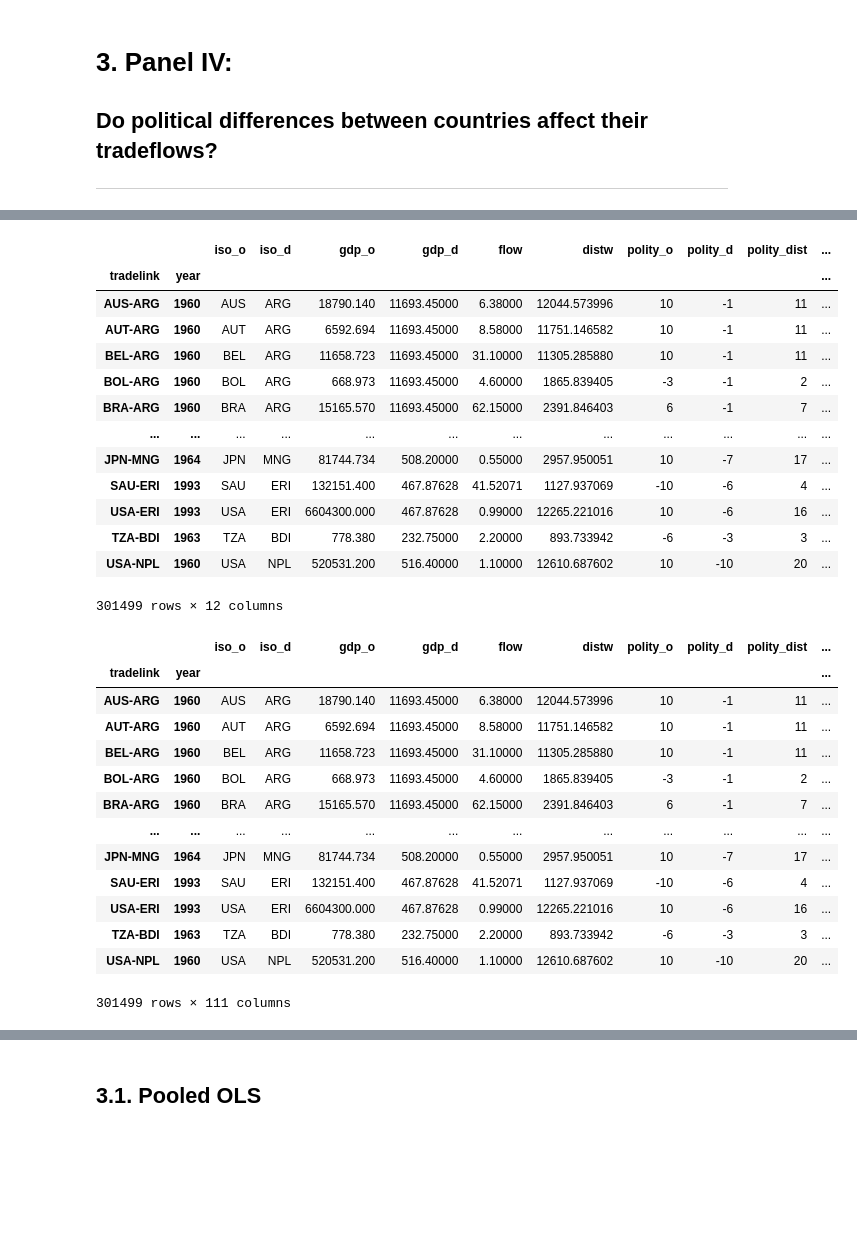
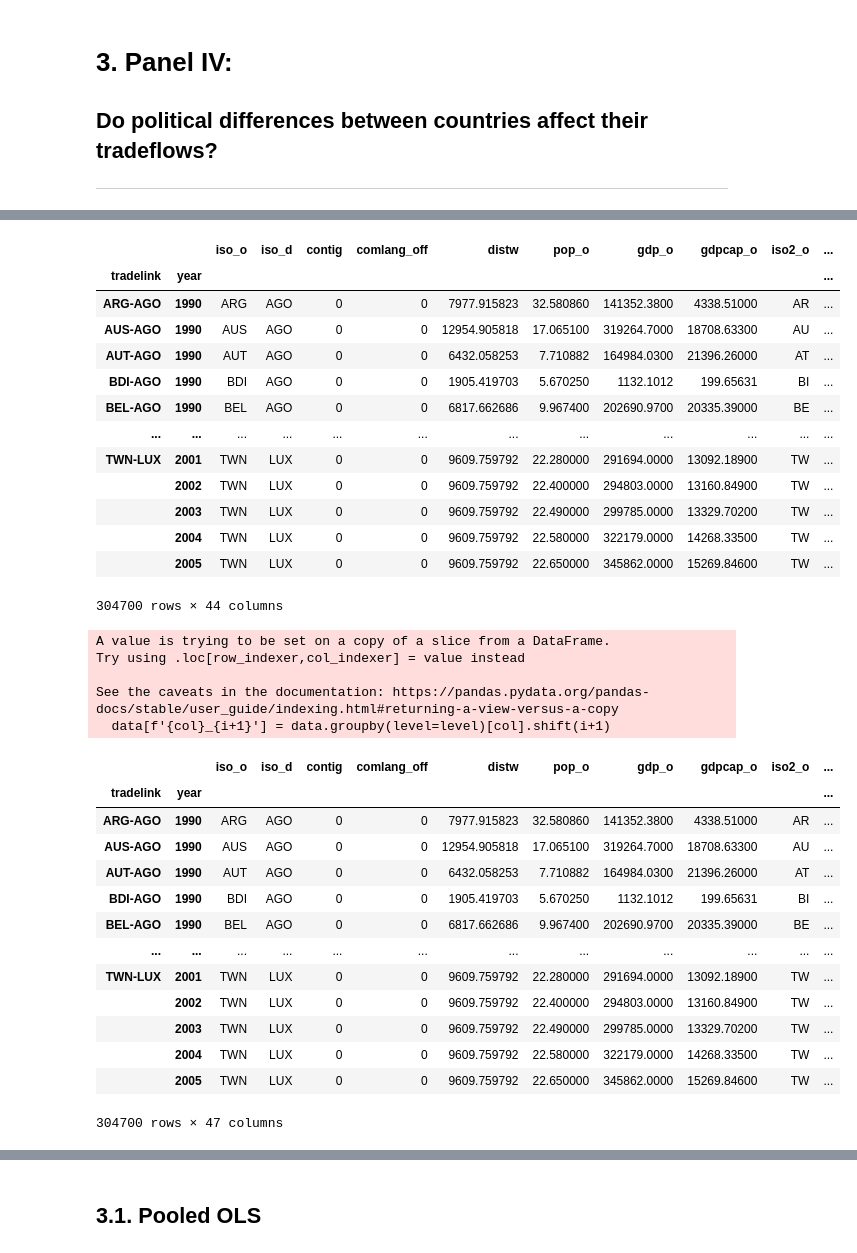
Before and after one commit to topher-lo/PyEC333, a Jupyter notebook: 4_iv_and_panel_iv.ipynb, the cells around one changed output, grey strips where cells are left out. Drawn from its saved outputs; the diff is of its cells as text; code cells hidden in the pictures; blank space fills up the shorter version.

```diff
--- a/4_iv_and_panel_iv.ipynb
+++ b/4_iv_and_panel_iv.ipynb
@@ -419,7 +419,8 @@ sns.boxplot(x="regressor", y="estimate", data=conf_int, palette="Set2")
     - PolityV Annual Time Series 1946-2018 (https://www.systemicpeace.org/inscrdata.html)
 # %%
 # Import data
-polity_data = pd.read_csv("data/trade-polity.csv", index_col=0).set_index(['tradelink','year'])
+polity_data = pd.read_csv("https://media.githubusercontent.com/media/topher-lo/tradeflow-polity/master/data/trade-polity.csv",
+                          index_col=0).set_index(['tradelink','year'])
 
 # Include a year column
 polity_data['year'] = polity_data.index.get_level_values('year').astype('str')
@@ -445,6 +446,6 @@ polity_data
 # %%
 # Create a column column of the sum of gdp_o and gdp_d
 
-polity_data['total_gdp'] = polity_data['gdp_o'] + polity_data['gdp_d']
+polity_data['gdp_dist'] = abs(polity_data['gdp_o'] - polity_data['gdp_d'])
 polity_data
 # %% [output]
@@ -465,23 +466,31 @@ polity_data
+# %%
+# Create a column column of the sum of gdp_o and gdp_d
+
+polity_data['gdp_dist'] = abs(polity_data['gdp_o'] - polity_data['gdp_d'])
+polity_data
+
+# WTO membership column
+polity_data['wto'] = polity_data['gatt_o'] + polity_data['gatt_d']
 # %%
-# Drop rows with missing columns
+# Drop missing values
 
-polity_data = polity_data.dropna()
+polity_data = polity_data.dropna(subset=['gdp_dist', 'polity_dist'])
 polity_data
 # %% [output]
-|  |  | iso_o | iso_d | gdp_o | gdp_d | flow | distw | polity_o | polity_d | polity_dist | ... |
+|  |  | iso_o | iso_d | contig | comlang_off | distw | pop_o | gdp_o | gdpcap_o | iso2_o | ... |
 | tradelink | year |  |  |  |  |  |  |  |  |  | ... |
-| AUS-ARG | 1960 | AUS | ARG | 18790.140 | 11693.45000 | 6.38000 | 12044.573996 | 10 | -1 | 11 | ... |
-| AUT-ARG | 1960 | AUT | ARG | 6592.694 | 11693.45000 | 8.58000 | 11751.146582 | 10 | -1 | 11 | ... |
-| BEL-ARG | 1960 | BEL | ARG | 11658.723 | 11693.45000 | 31.10000 | 11305.285880 | 10 | -1 | 11 | ... |
-| BOL-ARG | 1960 | BOL | ARG | 668.973 | 11693.45000 | 4.60000 | 1865.839405 | -3 | -1 | 2 | ... |
-| BRA-ARG | 1960 | BRA | ARG | 15165.570 | 11693.45000 | 62.15000 | 2391.846403 | 6 | -1 | 7 | ... |
+| ARG-AGO | 1990 | ARG | AGO | 0 | 0 | 7977.915823 | 32.580860 | 141352.3800 | 4338.51000 | AR | ... |
+| AUS-AGO | 1990 | AUS | AGO | 0 | 0 | 12954.905818 | 17.065100 | 319264.7000 | 18708.63300 | AU | ... |
+| AUT-AGO | 1990 | AUT | AGO | 0 | 0 | 6432.058253 | 7.710882 | 164984.0300 | 21396.26000 | AT | ... |
+| BDI-AGO | 1990 | BDI | AGO | 0 | 0 | 1905.419703 | 5.670250 | 1132.1012 | 199.65631 | BI | ... |
+| BEL-AGO | 1990 | BEL | AGO | 0 | 0 | 6817.662686 | 9.967400 | 202690.9700 | 20335.39000 | BE | ... |
 | ... | ... | ... | ... | ... | ... | ... | ... | ... | ... | ... | ... |
-| JPN-MNG | 1964 | JPN | MNG | 81744.734 | 508.20000 | 0.55000 | 2957.950051 | 10 | -7 | 17 | ... |
-| SAU-ERI | 1993 | SAU | ERI | 132151.400 | 467.87628 | 41.52071 | 1127.937069 | -10 | -6 | 4 | ... |
-| USA-ERI | 1993 | USA | ERI | 6604300.000 | 467.87628 | 0.99000 | 12265.221016 | 10 | -6 | 16 | ... |
-| TZA-BDI | 1963 | TZA | BDI | 778.380 | 232.75000 | 2.20000 | 893.733942 | -6 | -3 | 3 | ... |
-| USA-NPL | 1960 | USA | NPL | 520531.200 | 516.40000 | 1.10000 | 12610.687602 | 10 | -10 | 20 | ... |
+| TWN-LUX | 2001 | TWN | LUX | 0 | 0 | 9609.759792 | 22.280000 | 291694.0000 | 13092.18900 | TW | ... |
+|  | 2002 | TWN | LUX | 0 | 0 | 9609.759792 | 22.400000 | 294803.0000 | 13160.84900 | TW | ... |
+|  | 2003 | TWN | LUX | 0 | 0 | 9609.759792 | 22.490000 | 299785.0000 | 13329.70200 | TW | ... |
+|  | 2004 | TWN | LUX | 0 | 0 | 9609.759792 | 22.580000 | 322179.0000 | 14268.33500 | TW | ... |
+|  | 2005 | TWN | LUX | 0 | 0 | 9609.759792 | 22.650000 | 345862.0000 | 15269.84600 | TW | ... |
-301499 rows × 12 columns
+304700 rows × 44 columns
 # %%
 # Write function that returns original dataframe with additional lags for a specified col
 # Patsy in Python does not have a lag operator to use in formulas
@@ -493,22 +502,28 @@ def get_lags(data, col, lag, level=0):
 # %%
-# Create 99 lags of total_gdp
+# Create 3 lags of total_gdp
 
-get_lags(polity_data, 'total_gdp', 99)
+n_gdp_lags = 3
+get_lags(polity_data, 'gdp_dist', n_gdp_lags)
 # %% [output]
+A value is trying to be set on a copy of a slice from a DataFrame.
+Try using .loc[row_indexer,col_indexer] = value instead
+
+See the caveats in the documentation: https://pandas.pydata.org/pandas-docs/stable/user_guide/indexing.html#returning-a-view-versus-a-copy
+  data[f'{col}_{i+1}'] = data.groupby(level=level)[col].shift(i+1)
-|  |  | iso_o | iso_d | gdp_o | gdp_d | flow | distw | polity_o | polity_d | polity_dist | ... |
+|  |  | iso_o | iso_d | contig | comlang_off | distw | pop_o | gdp_o | gdpcap_o | iso2_o | ... |
 | tradelink | year |  |  |  |  |  |  |  |  |  | ... |
-| AUS-ARG | 1960 | AUS | ARG | 18790.140 | 11693.45000 | 6.38000 | 12044.573996 | 10 | -1 | 11 | ... |
-| AUT-ARG | 1960 | AUT | ARG | 6592.694 | 11693.45000 | 8.58000 | 11751.146582 | 10 | -1 | 11 | ... |
-| BEL-ARG | 1960 | BEL | ARG | 11658.723 | 11693.45000 | 31.10000 | 11305.285880 | 10 | -1 | 11 | ... |
-| BOL-ARG | 1960 | BOL | ARG | 668.973 | 11693.45000 | 4.60000 | 1865.839405 | -3 | -1 | 2 | ... |
-| BRA-ARG | 1960 | BRA | ARG | 15165.570 | 11693.45000 | 62.15000 | 2391.846403 | 6 | -1 | 7 | ... |
+| ARG-AGO | 1990 | ARG | AGO | 0 | 0 | 7977.915823 | 32.580860 | 141352.3800 | 4338.51000 | AR | ... |
+| AUS-AGO | 1990 | AUS | AGO | 0 | 0 | 12954.905818 | 17.065100 | 319264.7000 | 18708.63300 | AU | ... |
+| AUT-AGO | 1990 | AUT | AGO | 0 | 0 | 6432.058253 | 7.710882 | 164984.0300 | 21396.26000 | AT | ... |
+| BDI-AGO | 1990 | BDI | AGO | 0 | 0 | 1905.419703 | 5.670250 | 1132.1012 | 199.65631 | BI | ... |
+| BEL-AGO | 1990 | BEL | AGO | 0 | 0 | 6817.662686 | 9.967400 | 202690.9700 | 20335.39000 | BE | ... |
 | ... | ... | ... | ... | ... | ... | ... | ... | ... | ... | ... | ... |
-| JPN-MNG | 1964 | JPN | MNG | 81744.734 | 508.20000 | 0.55000 | 2957.950051 | 10 | -7 | 17 | ... |
-| SAU-ERI | 1993 | SAU | ERI | 132151.400 | 467.87628 | 41.52071 | 1127.937069 | -10 | -6 | 4 | ... |
-| USA-ERI | 1993 | USA | ERI | 6604300.000 | 467.87628 | 0.99000 | 12265.221016 | 10 | -6 | 16 | ... |
-| TZA-BDI | 1963 | TZA | BDI | 778.380 | 232.75000 | 2.20000 | 893.733942 | -6 | -3 | 3 | ... |
-| USA-NPL | 1960 | USA | NPL | 520531.200 | 516.40000 | 1.10000 | 12610.687602 | 10 | -10 | 20 | ... |
+| TWN-LUX | 2001 | TWN | LUX | 0 | 0 | 9609.759792 | 22.280000 | 291694.0000 | 13092.18900 | TW | ... |
+|  | 2002 | TWN | LUX | 0 | 0 | 9609.759792 | 22.400000 | 294803.0000 | 13160.84900 | TW | ... |
+|  | 2003 | TWN | LUX | 0 | 0 | 9609.759792 | 22.490000 | 299785.0000 | 13329.70200 | TW | ... |
+|  | 2004 | TWN | LUX | 0 | 0 | 9609.759792 | 22.580000 | 322179.0000 | 14268.33500 | TW | ... |
+|  | 2005 | TWN | LUX | 0 | 0 | 9609.759792 | 22.650000 | 345862.0000 | 15269.84600 | TW | ... |
-301499 rows × 111 columns
+304700 rows × 47 columns
 # %%
 # Create 99 lags of polity_dist
 
```
Also changed, not shown: parts of 17 cells of this notebook, 1 other file.
